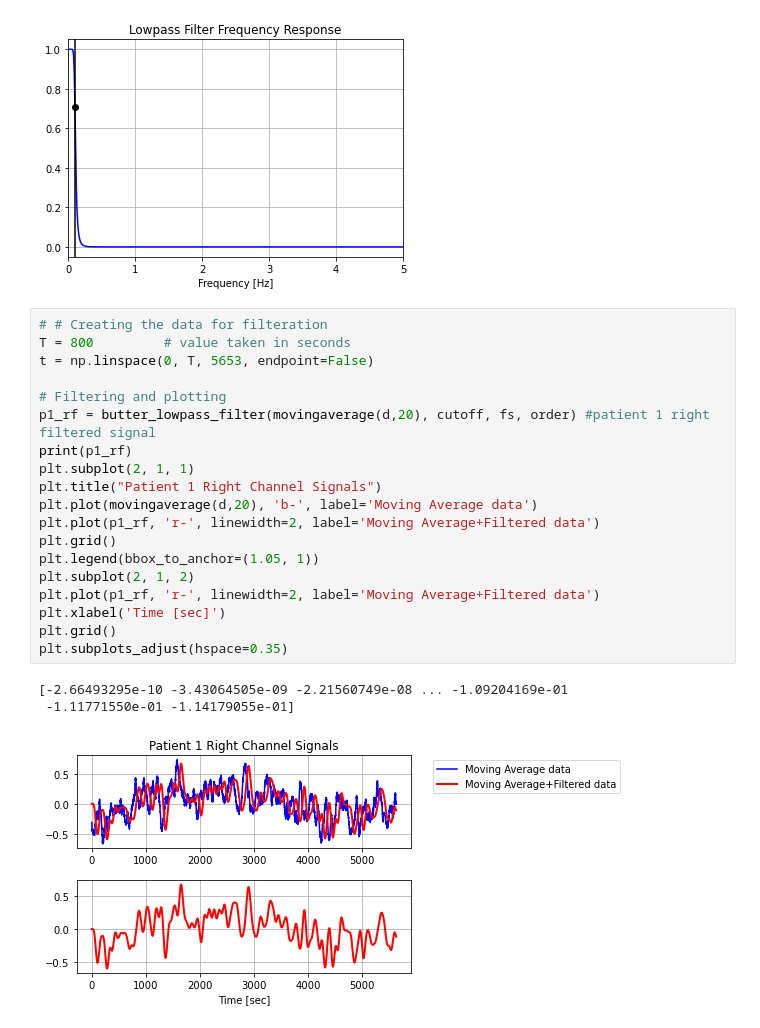
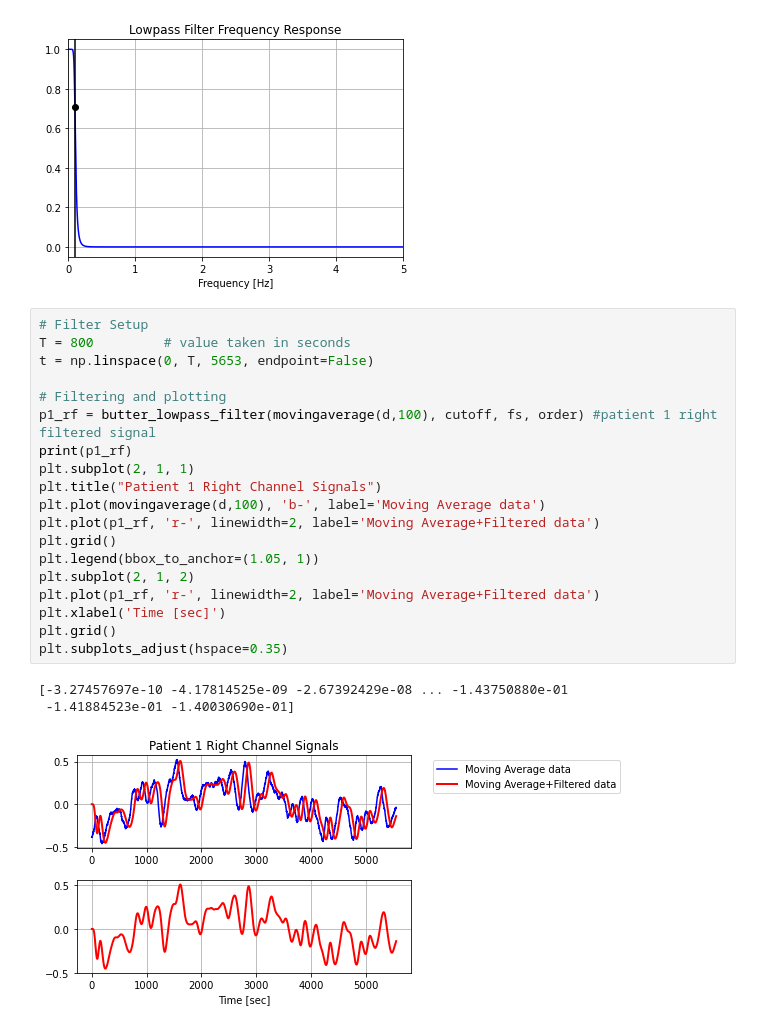
Before and after one commit to 18alia/175-Project, a Jupyter notebook: Project Setup.ipynb, the cells around one changed output. Saved outputs shown, nothing was run; the diff lists cells and outputs as text.

```diff
--- a/Project Setup.ipynb
+++ b/Project Setup.ipynb
@@ -154,27 +121,27 @@ plt.grid()
 # %% [output]
 [figure]
 # %%
-# # Creating the data for filteration
+# Filter Setup
 T = 800         # value taken in seconds
 t = np.linspace(0, T, 5653, endpoint=False)
 
 # Filtering and plotting
-p1_rf = butter_lowpass_filter(movingaverage(d,20), cutoff, fs, order) #patient 1 right filtered signal
+p1_rf = butter_lowpass_filter(movingaverage(d,100), cutoff, fs, order) #patient 1 right filtered signal
 print(p1_rf)
 plt.subplot(2, 1, 1)
 plt.title("Patient 1 Right Channel Signals")
-plt.plot(movingaverage(d,20), 'b-', label='Moving Average data')
+plt.plot(movingaverage(d,100), 'b-', label='Moving Average data')
 plt.plot(p1_rf, 'r-', linewidth=2, label='Moving Average+Filtered data')
 plt.grid()
 plt.legend(bbox_to_anchor=(1.05, 1))
 plt.subplot(2, 1, 2)
 plt.plot(p1_rf, 'r-', linewidth=2, label='Moving Average+Filtered data')
 plt.xlabel('Time [sec]')
 plt.grid()
 plt.subplots_adjust(hspace=0.35)
 # %% [output]
-[-2.66493295e-10 -3.43064505e-09 -2.21560749e-08 ... -1.09204169e-01
- -1.11771550e-01 -1.14179055e-01]
+[-3.27457697e-10 -4.17814525e-09 -2.67392429e-08 ... -1.43750880e-01
+ -1.41884523e-01 -1.40030690e-01]
-[figure, old version]
+[figure, new version]
 # %%
 # Filtering and plotting
```
Also changed, not shown: parts of 22 cells of this notebook.
